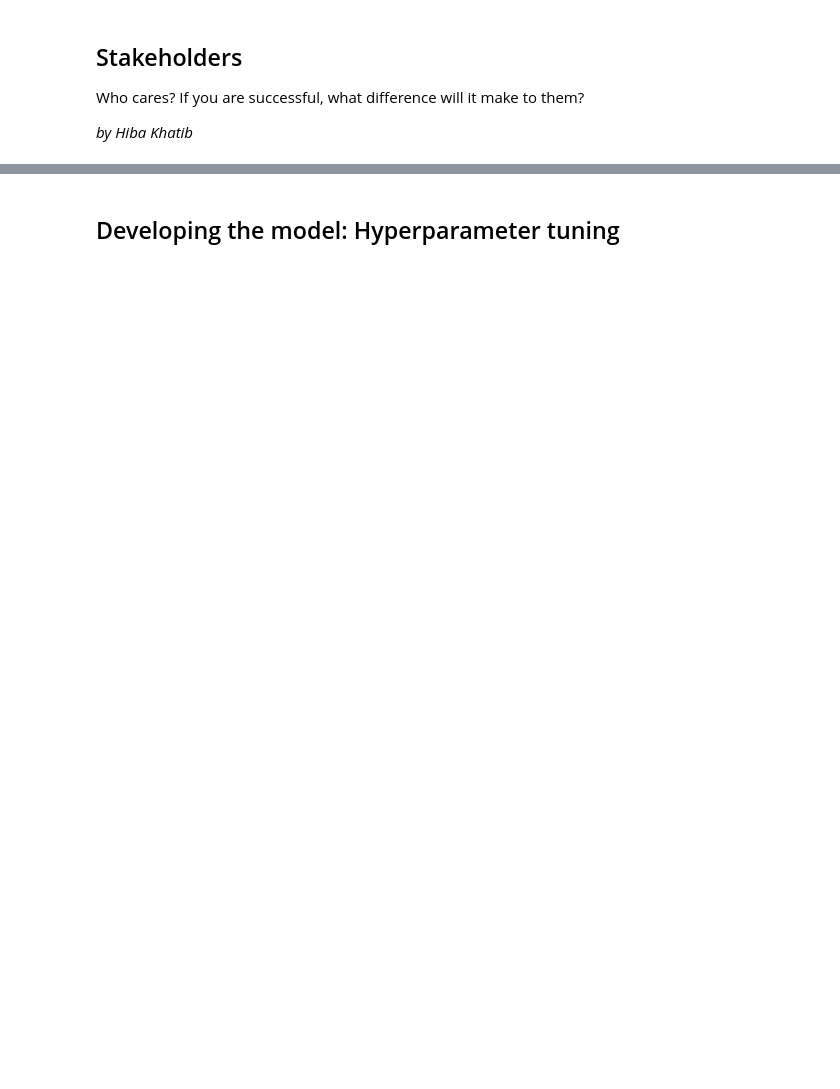
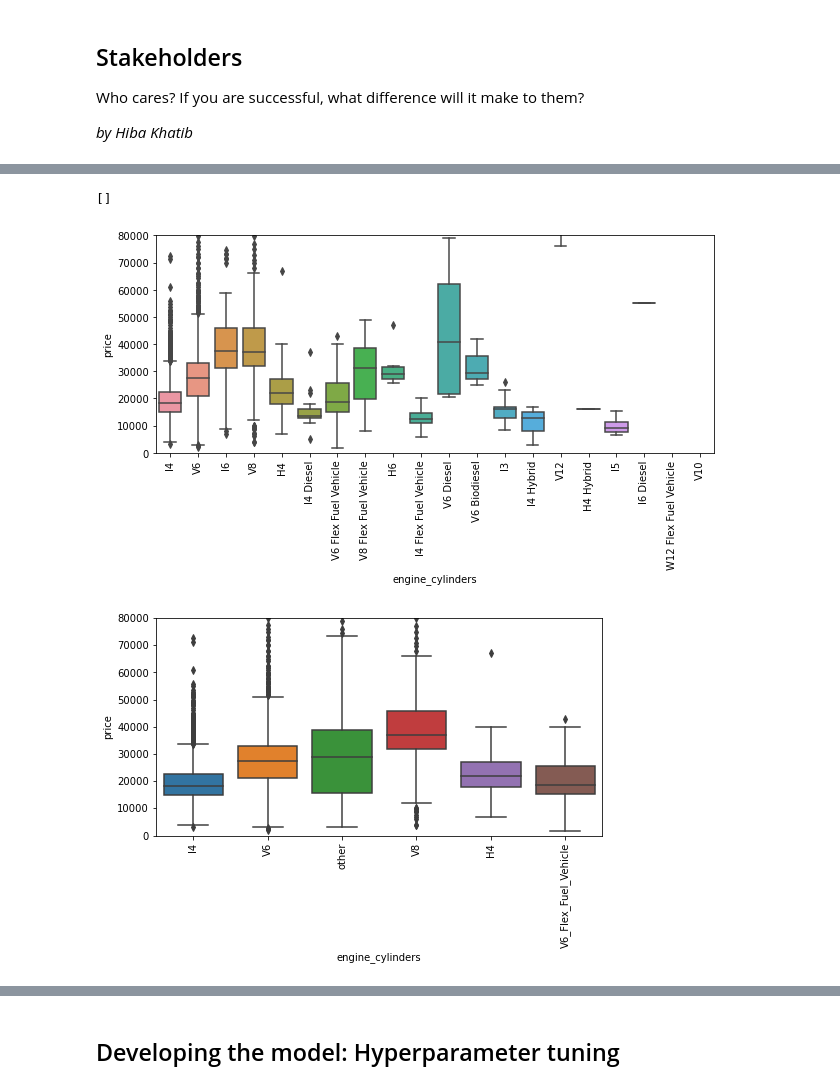
Before and after one commit to hibakhatib/Stat303-3-Final-Project, a Jupyter notebook: Final Project Report - Used Cars Regression.ipynb, the cells around one changed output, grey strips where cells are left out. Cells and saved outputs as stored; diff of their text form; code cells hidden in the pictures; blank space fills up the shorter version.

```diff
--- a/Final Project Report - Used Cars Regression.ipynb
+++ b/Final Project Report - Used Cars Regression.ipynb
@@ -91,0 +105,28 @@ Did you do any data wrangling or data preparation before the data was ready to u
+# %%
+#| echo: false
+plt.figure(figsize=(10,4))
+
+sns.boxplot(x="engine_cylinders",y="price", data = data_2)
+plt.xticks(rotation=90)
+plt.ylim(0,80000)
+plt.plot()
+
+data_2.engine_cylinders.value_counts()
+
+data_2['engine_cylinders'] = data_2['engine_cylinders'].apply(lambda x: 'I4' if x == 'I4' else
+                                                          'V6' if x == 'V6' else
+                                                          'V8' if x == 'V8' else
+                                                          'V6_Flex_Fuel_Vehicle' if x == 'V6 Flex Fuel Vehicle' else
+                                                          'H4' if x == 'H4' else
+                                                          'other')
+data_2.engine_cylinders.value_counts()
+
+plt.figure(figsize=(8,4))
+sns.boxplot(x="engine_cylinders",y="price", data = data_2)
+plt.xticks(rotation=90)
+plt.ylim(0,80000)
+plt.plot()
+# %% [output]
+[]
+[figure, added]
+[figure, added]
```
Also changed, not shown: parts of 42 cells of this notebook.
